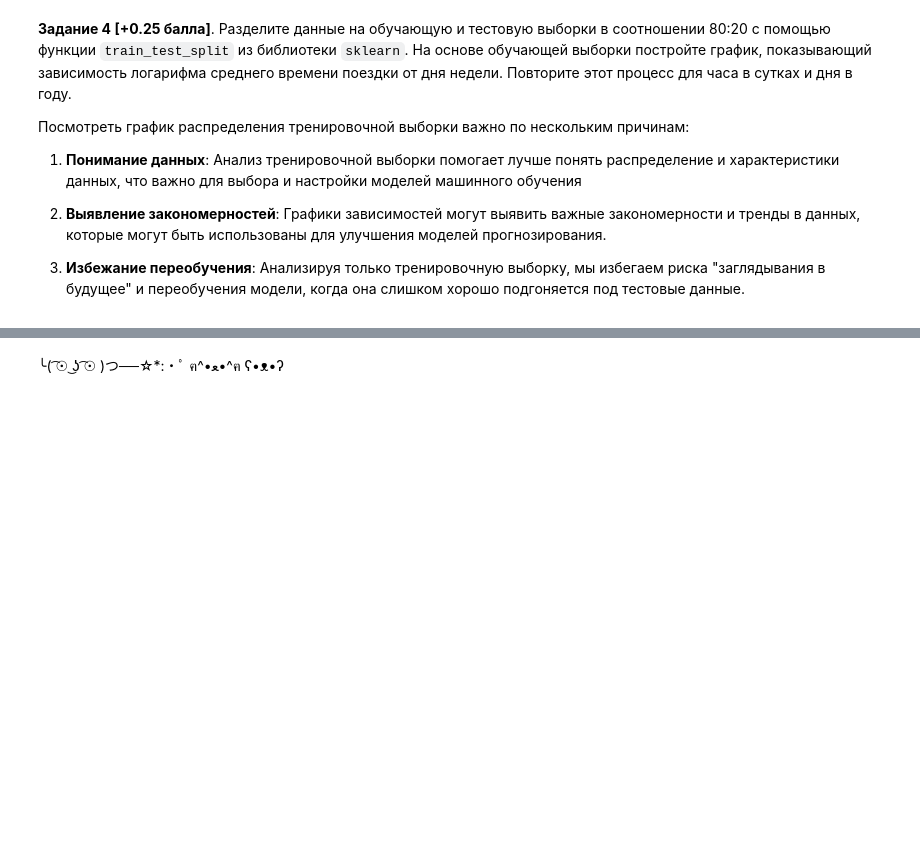
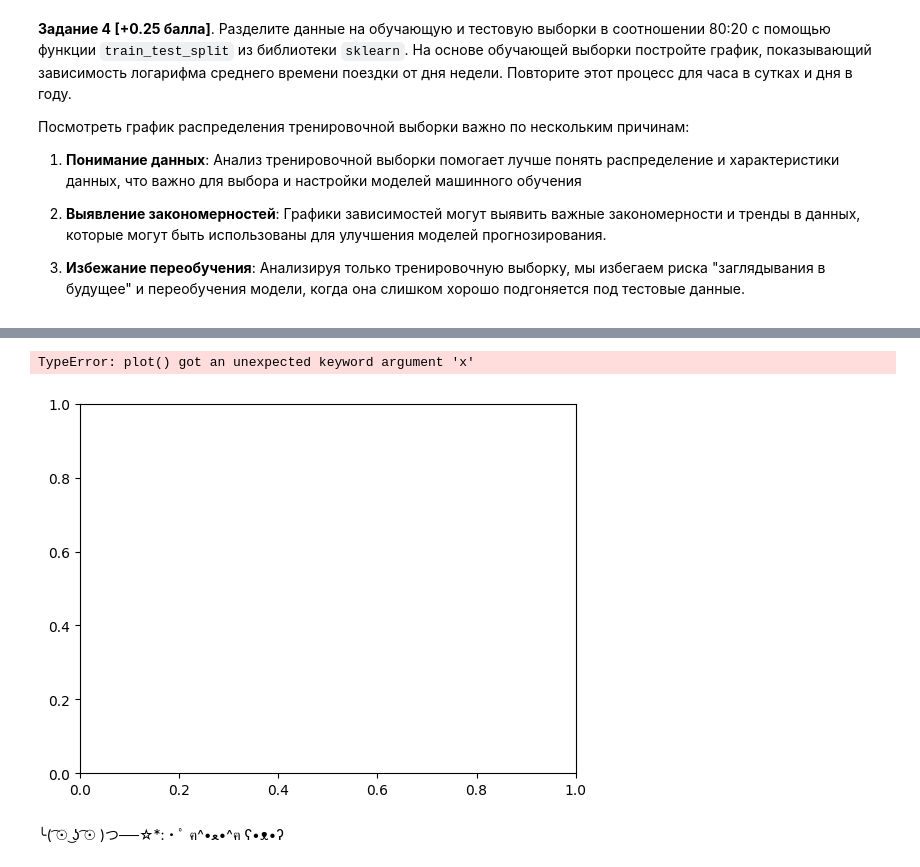
Before and after one commit to diwwae/MatModSchool, a Jupyter notebook: Мат_мод_Учебный_кейс_ipynb.ipynb, the cells around one changed output, grey strips where cells are left out. Cells and saved outputs as stored; diff of their text form; code cells hidden in the pictures; blank space fills up the shorter version.

```diff
--- a/Мат_мод_Учебный_кейс_ipynb.ipynb
+++ b/Мат_мод_Учебный_кейс_ipynb.ipynb
@@ -224,3 +250,15 @@ X_train, X_test, y_train, y_test = train_test_split(X, y, test_size=0.2, random_
+# %%
+mean_date_duration = train_data.groupby('date')['trip_duration'].mean()
+mean_date_duration = pd.DataFrame({'date':mean_date_duration.index, 'trip_duration':np.log(mean_date_duration.values)})
+
+plt.plot(mean_date_duration['date'], y=mean_date_duration['trip_duration'], data=mean_date_duration)
+plt.xlabel('date')
+plt.ylabel('Log Mean Trip Duration')
+plt.title('Log Mean Trip Duration by date')
+plt.yscale('log')
+# %% [output]
+TypeError: plot() got an unexpected keyword argument 'x'
+[figure, added]
 # %% [markdown]
 ╰( ͡☉ ͜ʖ ͡☉ )つ──☆*:・ﾟ   ฅ^•ﻌ•^ฅ   ʕ•ᴥ•ʔ
 # %% [markdown]
```
Also changed, not shown: parts of 5 cells of this notebook.
